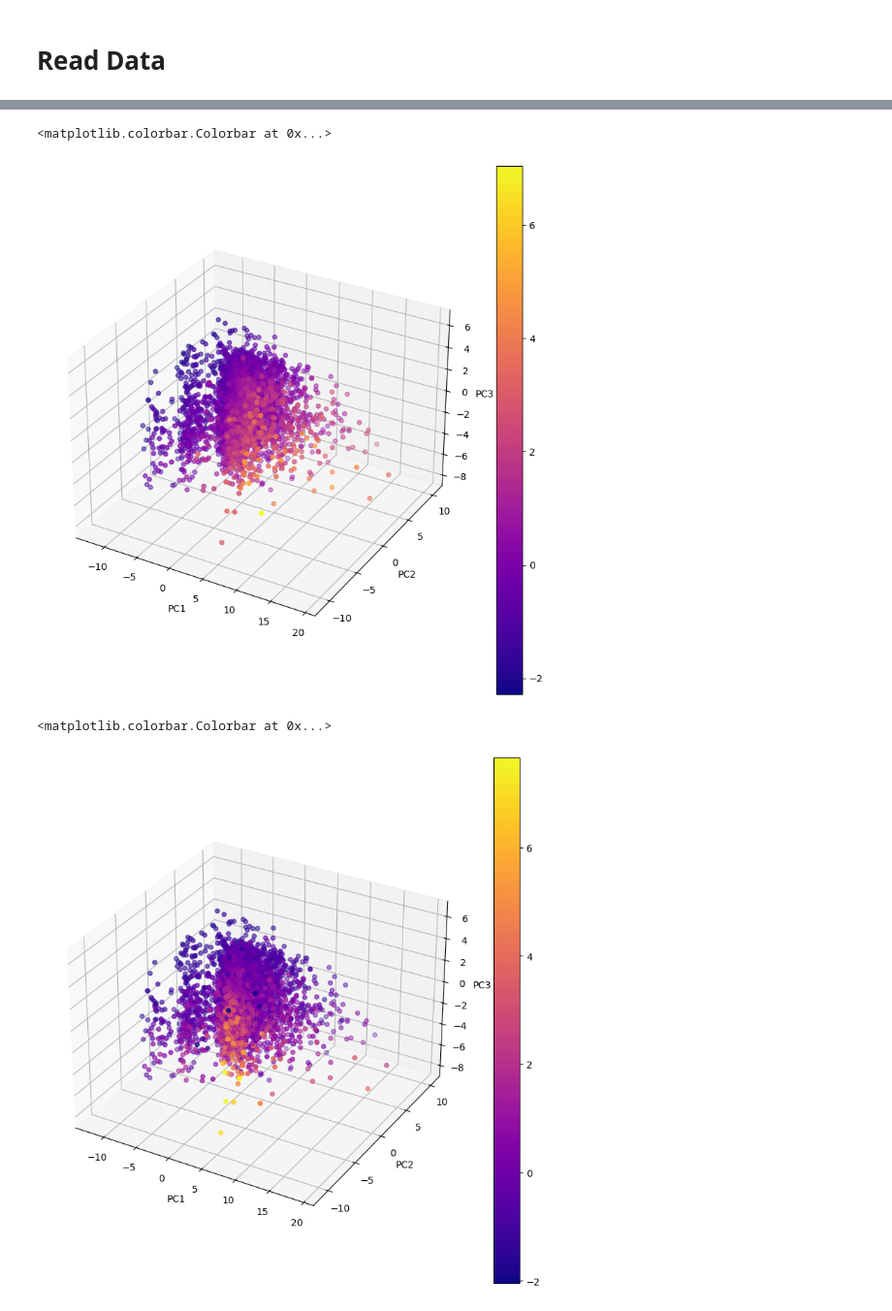
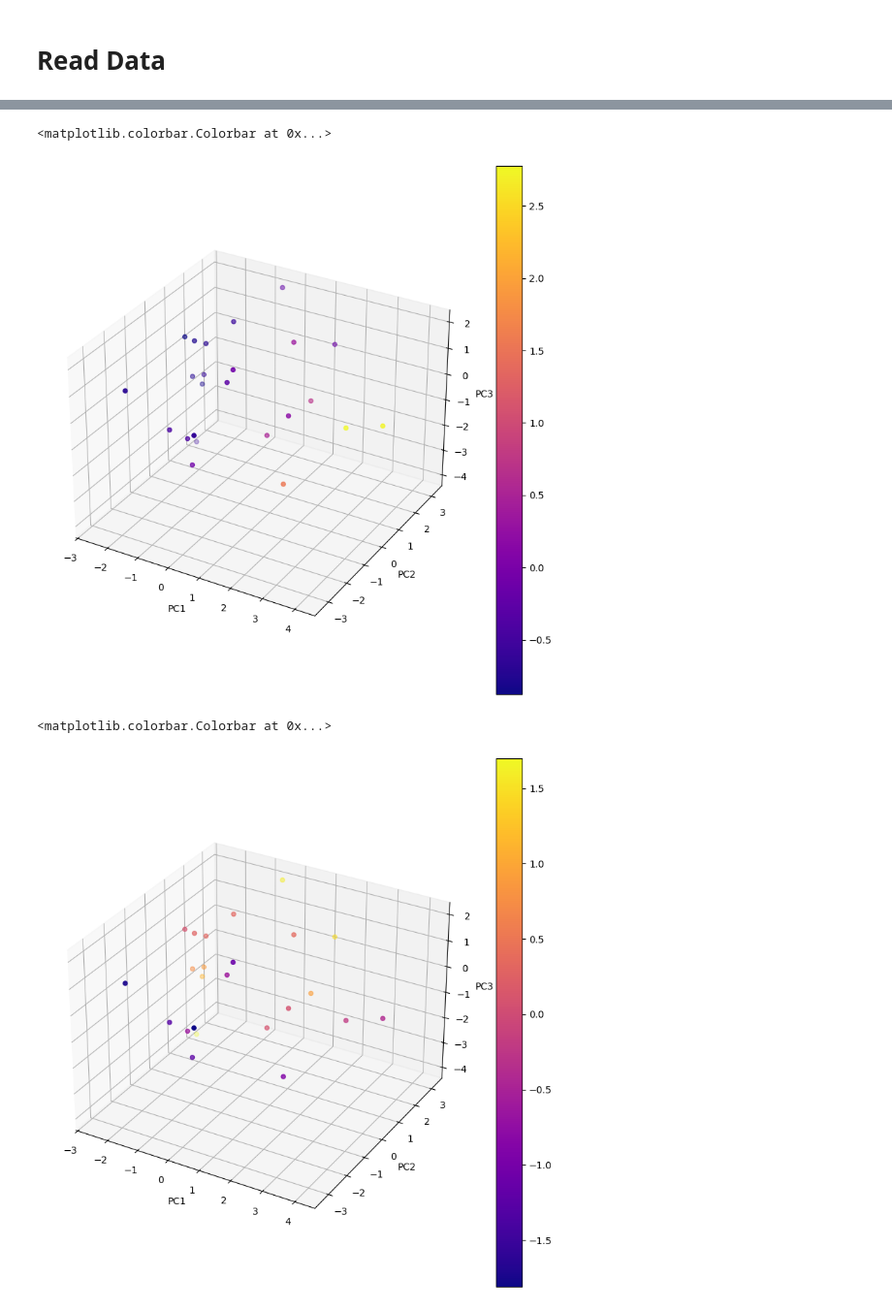
Before and after one commit to intel00000/stahl_data_science, a Jupyter notebook: PCA_kmeans_example/PCA_kmeans_arbr_cluster_2.ipynb, the cells around one changed output, grey strips where cells are left out. Shown at 97% size. Saved outputs shown, nothing was run; the diff lists cells and outputs as text; code cells hidden in the pictures.

```diff
--- a/PCA_kmeans_example/PCA_kmeans_arbr_cluster_2.ipynb
+++ b/PCA_kmeans_example/PCA_kmeans_arbr_cluster_2.ipynb
@@ -109,7 +109,7 @@ def dist_to_center(line):
 # Read Data
 # %%
 #read the excel shreadsheet containing all the DFT features of the selected arylbromides (no filtering using notebook 1 performed)
-all_features = pd.read_csv("arbr_lib_nonCN_use.csv")
+all_features = pd.read_csv("combined.csv")
 
 print("all_Features")
 print(all_features.shape)
@@ -243,6 +265,6 @@ all_features_nosmiles_scaled
 # %%
 #PCA analysis using 44 features that remained after removing the correlated features
-pca = PCA(44)
+pca = PCA(min(all_features_nosmiles_scaled.shape))
 scaler = StandardScaler()
 
 X = all_features_nosmiles_scaled
@@ -364,28 +395,28 @@ ax = fig.add_subplot(projection='3d')
 ax.set_xlabel('PC1')
 ax.set_ylabel('PC2')
 ax.set_zlabel('PC3')
-descriptor=all_features_nosmiles_scaled['polar_iso(Debye)_Boltz']
+descriptor=all_features_nosmiles_scaled['polar_aniso(Debye)_Boltz']
 
 plot=ax.scatter(df_pca['PC1'], df_pca['PC2'], df_pca['PC3'], c=descriptor, cmap='plasma')
 plt.colorbar(plot)
 # %% [output]
 <matplotlib.colorbar.Colorbar at 0x...>
-[figure, old version]
+[figure, new version]
 # %%
 #plot the first three PC's and color by the most important feature for PC2
 fig = plt.figure(figsize=(10,10))
 ax = fig.add_subplot(projection='3d')
 
 ax.set_xlabel('PC1')
 ax.set_ylabel('PC2')
 ax.set_zlabel('PC3')
-descriptor=all_features_nosmiles_scaled['polar_aniso(Debye)_Boltz']
+descriptor=all_features_nosmiles_scaled['dipole(Debye)_Vbur_min']
 
 plot=ax.scatter(df_pca['PC1'], df_pca['PC2'], df_pca['PC3'], c=descriptor, cmap='plasma')
 plt.colorbar(plot)
 # %% [output]
 <matplotlib.colorbar.Colorbar at 0x...>
-[figure, old version]
+[figure, new version]
 # %%
 #plot the first three PC's and color by the most important feature for PC3
 fig = plt.figure(figsize=(10,10))
```
Also changed, not shown: parts of 31 cells of this notebook, 11 other files.
